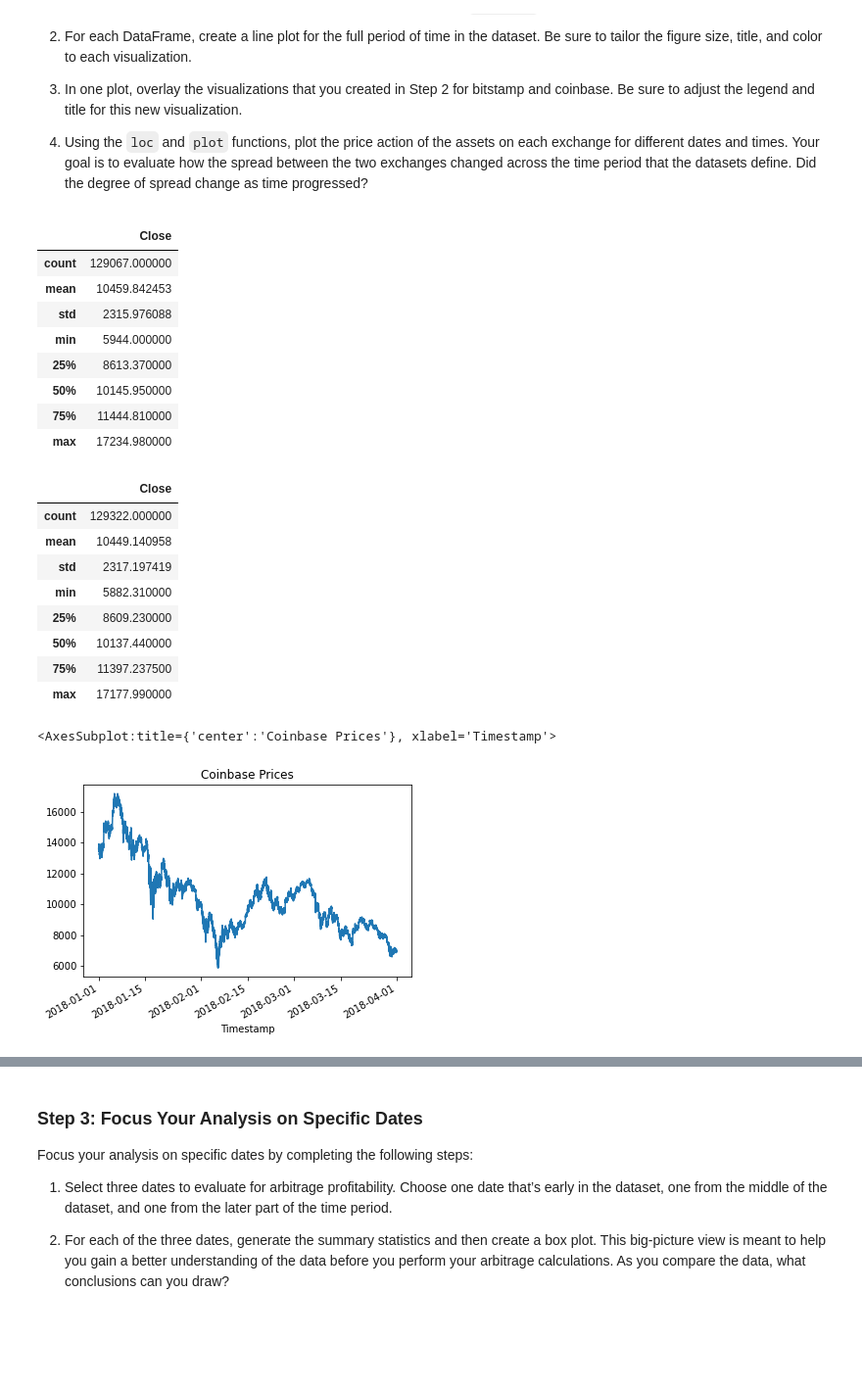
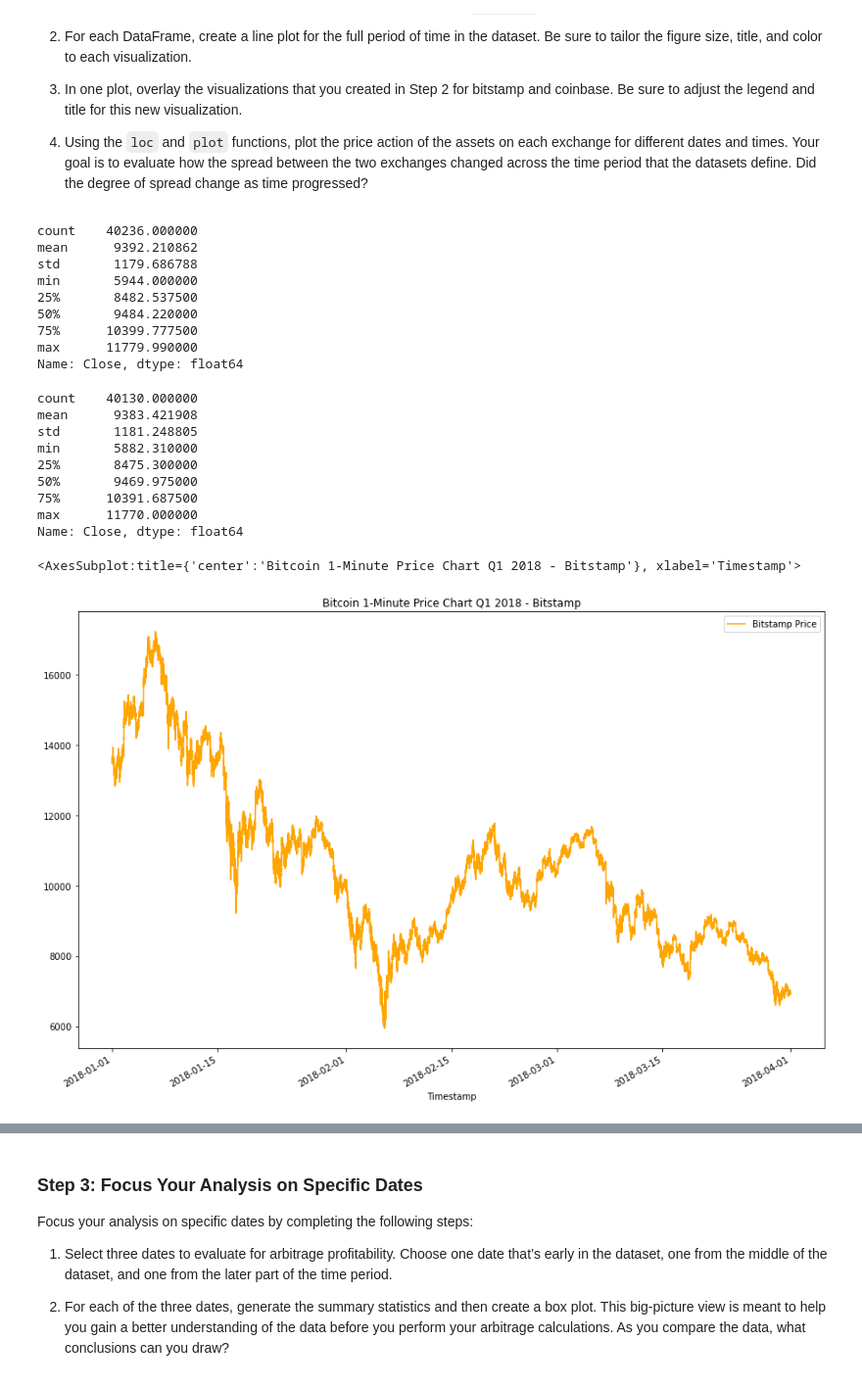
Before and after one commit to Exastorm/Crypto_Arbitrage, a Jupyter notebook: crypto_arbitrage.ipynb, the cells around one changed output, grey strips where cells are left out. Shown: that part at 98% size. Drawn from its saved outputs; the diff is of its cells as text; code cells hidden in the pictures; blank space fills up the shorter version.

```diff
--- a/crypto_arbitrage.ipynb
+++ b/crypto_arbitrage.ipynb
@@ -309,37 +307,37 @@ Sort through the time series data associated with the bitstamp and coinbase Data
 4. Using the `loc` and `plot` functions, plot the price action of the assets on each exchange for different dates and times. Your goal is to evaluate how the spread between the two exchanges changed across the time period that the datasets define. Did the degree of spread change as time progressed?
 # %%
 # Generate the summary statistics for the bitstamp DataFrame
-# YOUR CODE HERE
+bitstamp_sliced.describe()
 # %% [output]
-|  | Close |
-| count | 129067.000000 |
-| mean | 10459.842453 |
-| std | 2315.976088 |
-| min | 5944.000000 |
-| 25% | 8613.370000 |
-| 50% | 10145.950000 |
-| 75% | 11444.810000 |
-| max | 17234.980000 |
+count    40236.000000
+mean      9392.210862
+std       1179.686788
+min       5944.000000
+25%       8482.537500
+50%       9484.220000
+75%      10399.777500
+max      11779.990000
+Name: Close, dtype: float64
 # %%
 # Generate the summary statistics for the coinbase DataFrame
-# YOUR CODE HERE
+coinbase_sliced.describe()
 # %% [output]
-|  | Close |
-| count | 129322.000000 |
-| mean | 10449.140958 |
-| std | 2317.197419 |
-| min | 5882.310000 |
-| 25% | 8609.230000 |
-| 50% | 10137.440000 |
-| 75% | 11397.237500 |
-| max | 17177.990000 |
+count    40130.000000
+mean      9383.421908
+std       1181.248805
+min       5882.310000
+25%       8475.300000
+50%       9469.975000
+75%      10391.687500
+max      11770.000000
+Name: Close, dtype: float64
 # %%
 # Create a line plot for the bitstamp DataFrame for the full length of time in the dataset
 # Be sure that the figure size, title, and color are tailored to each visualization
-# YOUR CODE HERE
+bitstamp["Close"].plot(legend=True, figsize=(15, 10), color="orange", label="Bitstamp Price", title="Bitcoin 1-Minute Price Chart Q1 2018 - Bitstamp")
 # %% [output]
-<AxesSubplot:title={'center':'Coinbase Prices'}, xlabel='Timestamp'>
+<AxesSubplot:title={'center':'Bitcoin 1-Minute Price Chart Q1 2018 - Bitstamp'}, xlabel='Timestamp'>
-[figure, old version]
+[figure, new version]
 # %%
 # Create a line plot for the coinbase DataFrame for the full length of time in the dataset
 # Be sure that the figure size, title, and color are tailored to each visualization
```
Also changed, not shown: parts of 9 cells of this notebook.
